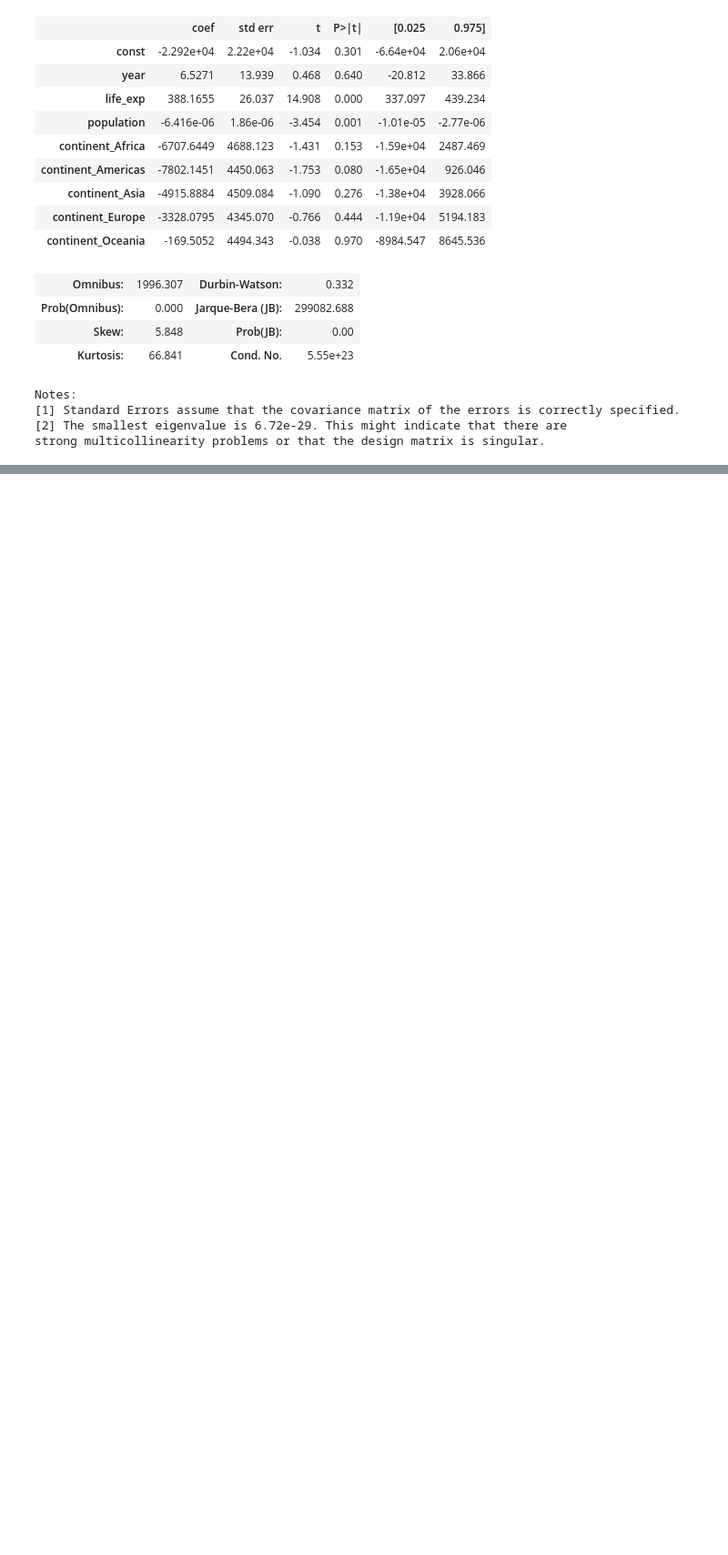
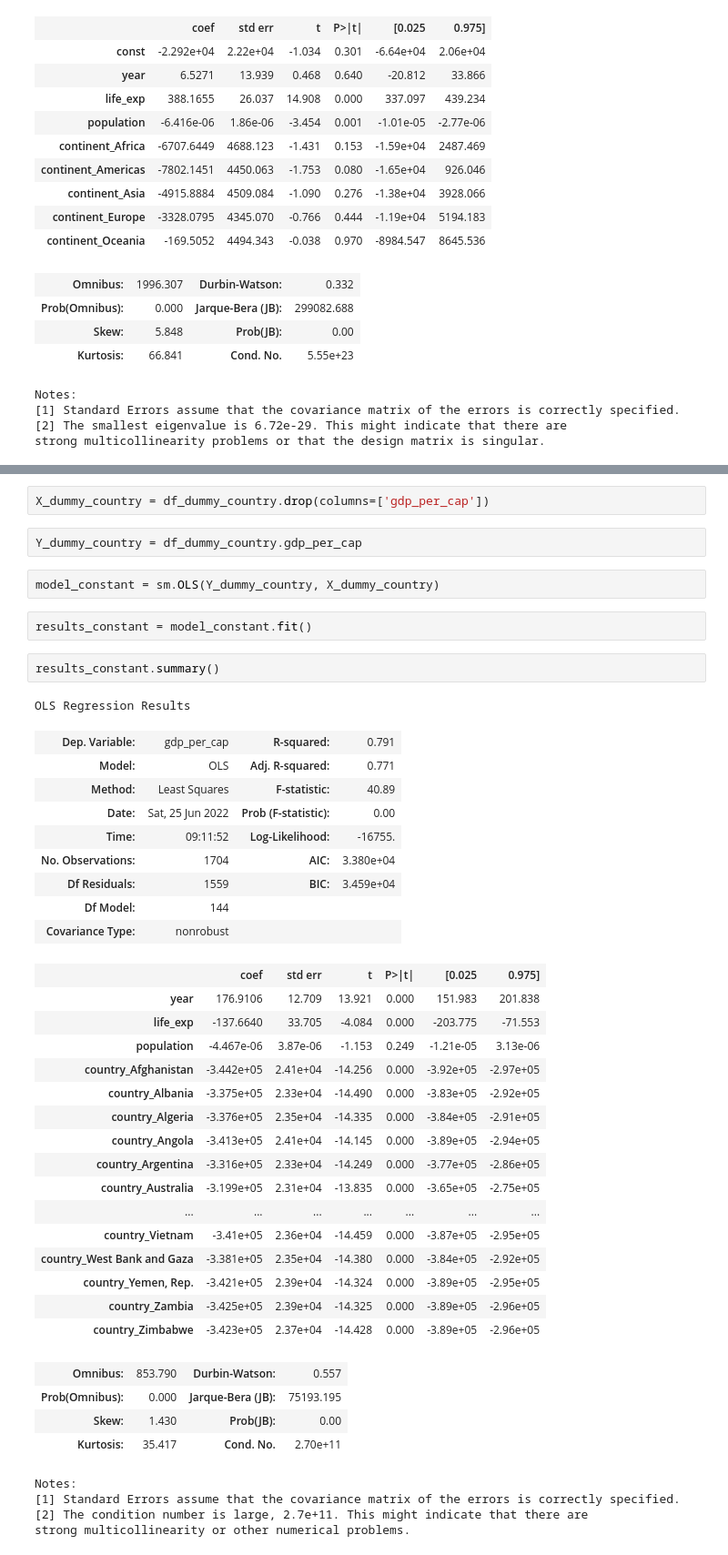
Before and after one commit to annesteinbach/supervised_learning_implementation, a Jupyter notebook: linear_regression.ipynb, the cells around one changed output, grey strips where cells are left out. Shown at 91% size. Drawn from its saved outputs; the diff is of its cells as text; blank space fills up the shorter version.

Commit message:
Include dummy variable for country

```diff
--- a/linear_regression.ipynb
+++ b/linear_regression.ipynb
@@ -240,0 +257,45 @@ strong multicollinearity problems or that the design matrix is singular.
+# %%
+X_dummy_country = df_dummy_country.drop(columns=['gdp_per_cap'])
+# %%
+Y_dummy_country = df_dummy_country.gdp_per_cap
+# %%
+model_constant = sm.OLS(Y_dummy_country, X_dummy_country)
+# %%
+results_constant = model_constant.fit()
+# %%
+results_constant.summary()
+# %% [output]
+OLS Regression Results
+| Dep. Variable: | gdp_per_cap | R-squared: | 0.791 |
+| Model: | OLS | Adj. R-squared: | 0.771 |
+| Method: | Least Squares | F-statistic: | 40.89 |
+| Date: | Sat, 25 Jun 2022 | Prob (F-statistic): | 0.00 |
+| Time: | 09:11:52 | Log-Likelihood: | -16755. |
+| No. Observations: | 1704 | AIC: | 3.380e+04 |
+| Df Residuals: | 1559 | BIC: | 3.459e+04 |
+| Df Model: | 144 |  |  |
+| Covariance Type: | nonrobust |  |  |
+|  | coef | std err | t | P>|t| | [0.025 | 0.975] |
+| year | 176.9106 | 12.709 | 13.921 | 0.000 | 151.983 | 201.838 |
+| life_exp | -137.6640 | 33.705 | -4.084 | 0.000 | -203.775 | -71.553 |
+| population | -4.467e-06 | 3.87e-06 | -1.153 | 0.249 | -1.21e-05 | 3.13e-06 |
+| country_Afghanistan | -3.442e+05 | 2.41e+04 | -14.256 | 0.000 | -3.92e+05 | -2.97e+05 |
+| country_Albania | -3.375e+05 | 2.33e+04 | -14.490 | 0.000 | -3.83e+05 | -2.92e+05 |
+| country_Algeria | -3.376e+05 | 2.35e+04 | -14.335 | 0.000 | -3.84e+05 | -2.91e+05 |
+| country_Angola | -3.413e+05 | 2.41e+04 | -14.145 | 0.000 | -3.89e+05 | -2.94e+05 |
+| country_Argentina | -3.316e+05 | 2.33e+04 | -14.249 | 0.000 | -3.77e+05 | -2.86e+05 |
+| country_Australia | -3.199e+05 | 2.31e+04 | -13.835 | 0.000 | -3.65e+05 | -2.75e+05 |
+| ... | ... | ... | ... | ... | ... | ... |
+| country_Vietnam | -3.41e+05 | 2.36e+04 | -14.459 | 0.000 | -3.87e+05 | -2.95e+05 |
+| country_West Bank and Gaza | -3.381e+05 | 2.35e+04 | -14.380 | 0.000 | -3.84e+05 | -2.92e+05 |
+| country_Yemen, Rep. | -3.421e+05 | 2.39e+04 | -14.324 | 0.000 | -3.89e+05 | -2.95e+05 |
+| country_Zambia | -3.425e+05 | 2.39e+04 | -14.325 | 0.000 | -3.89e+05 | -2.96e+05 |
+| country_Zimbabwe | -3.423e+05 | 2.37e+04 | -14.428 | 0.000 | -3.89e+05 | -2.96e+05 |
+| Omnibus: | 853.790 | Durbin-Watson: | 0.557 |
+| Prob(Omnibus): | 0.000 | Jarque-Bera (JB): | 75193.195 |
+| Skew: | 1.430 | Prob(JB): | 0.00 |
+| Kurtosis: | 35.417 | Cond. No. | 2.70e+11 |
+Notes:
+[1] Standard Errors assume that the covariance matrix of the errors is correctly specified.
+[2] The condition number is large, 2.7e+11. This might indicate that there are
+strong multicollinearity or other numerical problems.
```
Also changed, not shown: parts of 5 cells of this notebook.
